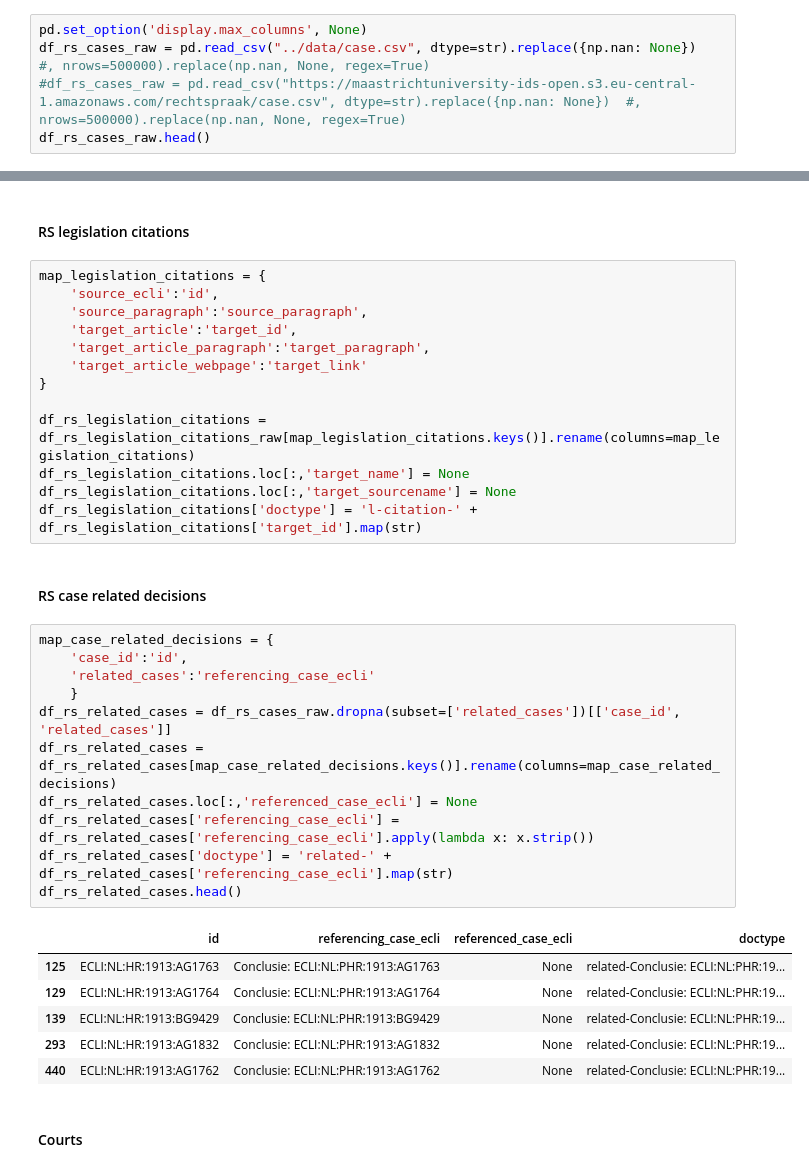
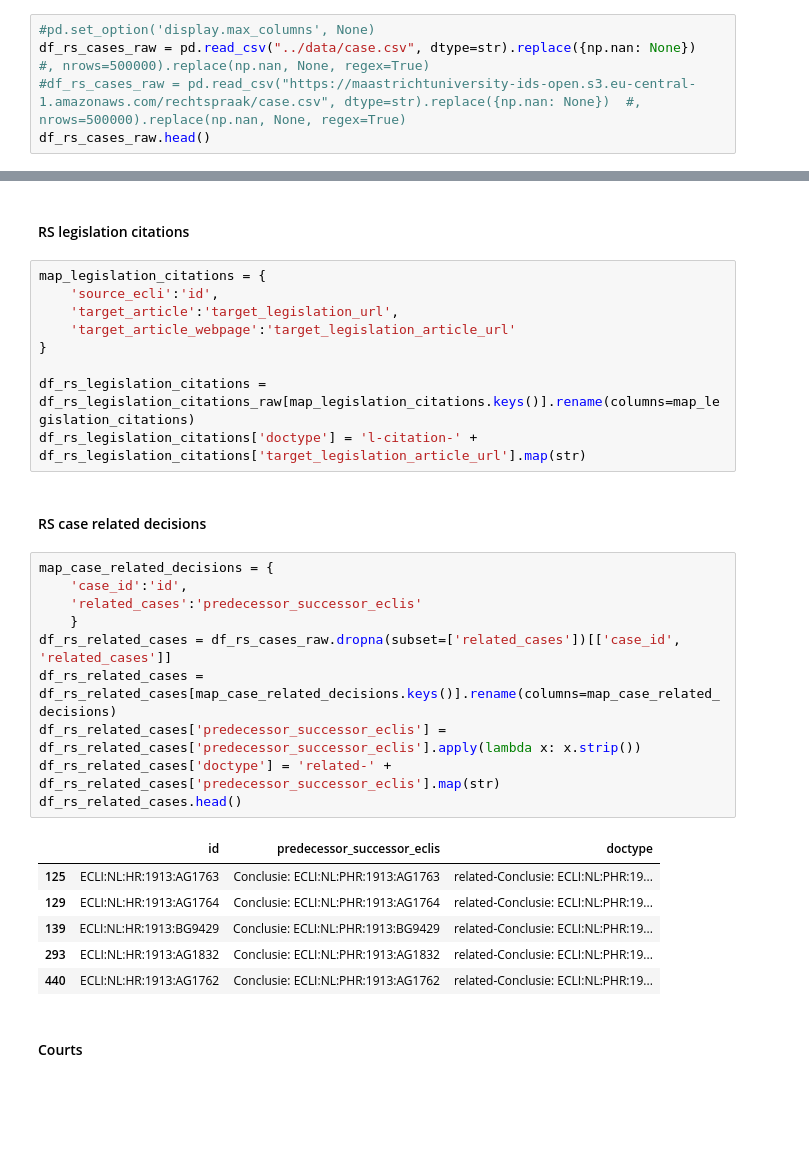
Before and after one commit to maastrichtlawtech/case-law-explorer, a Jupyter notebook: notebooks/Rechtspraak_dynamoDB_ETL.ipynb, the cells around one changed output, grey strips where cells are left out. Cells and saved outputs as stored; diff of their text form; blank space fills up the shorter version.

```diff
--- a/notebooks/Rechtspraak_dynamoDB_ETL.ipynb
+++ b/notebooks/Rechtspraak_dynamoDB_ETL.ipynb
@@ -22,7 +22,7 @@ import dateutil.parser
 ---
 ## Raw Datasets
 # %%
-pd.set_option('display.max_columns', None)
+#pd.set_option('display.max_columns', None)
 df_rs_cases_raw = pd.read_csv("../data/case.csv", dtype=str).replace({np.nan: None})  #, nrows=500000).replace(np.nan, None, regex=True)
 #df_rs_cases_raw = pd.read_csv("https://maastrichtuniversity-ids-open.s3.eu-central-1.amazonaws.com/rechtspraak/case.csv", dtype=str).replace({np.nan: None})  #, nrows=500000).replace(np.nan, None, regex=True)
 df_rs_cases_raw.head()
@@ -210,36 +243,31 @@ df_rs_case_citations['doctype'] = 'c-citation-' + df_rs_case_citations['target_e
 # %%
 map_legislation_citations = {
     'source_ecli':'id',
-    'source_paragraph':'source_paragraph',
-    'target_article':'target_id',
-    'target_article_paragraph':'target_paragraph',
-    'target_article_webpage':'target_link'
+    'target_article':'target_legislation_url',
+    'target_article_webpage':'target_legislation_article_url'
 }
 
 df_rs_legislation_citations = df_rs_legislation_citations_raw[map_legislation_citations.keys()].rename(columns=map_legislation_citations)
-df_rs_legislation_citations.loc[:,'target_name'] = None
-df_rs_legislation_citations.loc[:,'target_sourcename'] = None
-df_rs_legislation_citations['doctype'] = 'l-citation-' + df_rs_legislation_citations['target_id'].map(str)
+df_rs_legislation_citations['doctype'] = 'l-citation-' + df_rs_legislation_citations['target_legislation_article_url'].map(str)
 # %% [markdown]
 #### RS case related decisions
 # %%
 map_case_related_decisions = {
     'case_id':'id',
-    'related_cases':'referencing_case_ecli'
+    'related_cases':'predecessor_successor_eclis'
     }
 df_rs_related_cases = df_rs_cases_raw.dropna(subset=['related_cases'])[['case_id', 'related_cases']]
 df_rs_related_cases = df_rs_related_cases[map_case_related_decisions.keys()].rename(columns=map_case_related_decisions)
-df_rs_related_cases.loc[:,'referenced_case_ecli'] = None
-df_rs_related_cases['referencing_case_ecli'] = df_rs_related_cases['referencing_case_ecli'].apply(lambda x: x.strip())
-df_rs_related_cases['doctype'] = 'related-' + df_rs_related_cases['referencing_case_ecli'].map(str)
+df_rs_related_cases['predecessor_successor_eclis'] = df_rs_related_cases['predecessor_successor_eclis'].apply(lambda x: x.strip())
+df_rs_related_cases['doctype'] = 'related-' + df_rs_related_cases['predecessor_successor_eclis'].map(str)
 df_rs_related_cases.head()
 # %% [output]
-|  | id | referencing_case_ecli | referenced_case_ecli | doctype |
-| 125 | ECLI:NL:HR:1913:AG1763 | Conclusie: ECLI:NL:PHR:1913:AG1763 | None | related-Conclusie: ECLI:NL:PHR:19... |
-| 129 | ECLI:NL:HR:1913:AG1764 | Conclusie: ECLI:NL:PHR:1913:AG1764 | None | related-Conclusie: ECLI:NL:PHR:19... |
-| 139 | ECLI:NL:HR:1913:BG9429 | Conclusie: ECLI:NL:PHR:1913:BG9429 | None | related-Conclusie: ECLI:NL:PHR:19... |
-| 293 | ECLI:NL:HR:1913:AG1832 | Conclusie: ECLI:NL:PHR:1913:AG1832 | None | related-Conclusie: ECLI:NL:PHR:19... |
-| 440 | ECLI:NL:HR:1913:AG1762 | Conclusie: ECLI:NL:PHR:1913:AG1762 | None | related-Conclusie: ECLI:NL:PHR:19... |
+|  | id | predecessor_successor_eclis | doctype |
+| 125 | ECLI:NL:HR:1913:AG1763 | Conclusie: ECLI:NL:PHR:1913:AG1763 | related-Conclusie: ECLI:NL:PHR:19... |
+| 129 | ECLI:NL:HR:1913:AG1764 | Conclusie: ECLI:NL:PHR:1913:AG1764 | related-Conclusie: ECLI:NL:PHR:19... |
+| 139 | ECLI:NL:HR:1913:BG9429 | Conclusie: ECLI:NL:PHR:1913:BG9429 | related-Conclusie: ECLI:NL:PHR:19... |
+| 293 | ECLI:NL:HR:1913:AG1832 | Conclusie: ECLI:NL:PHR:1913:AG1832 | related-Conclusie: ECLI:NL:PHR:19... |
+| 440 | ECLI:NL:HR:1913:AG1762 | Conclusie: ECLI:NL:PHR:1913:AG1762 | related-Conclusie: ECLI:NL:PHR:19... |
 # %% [markdown]
 #### Courts
 # %%
```
Also changed, not shown: parts of 33 cells of this notebook, 14 other files.
